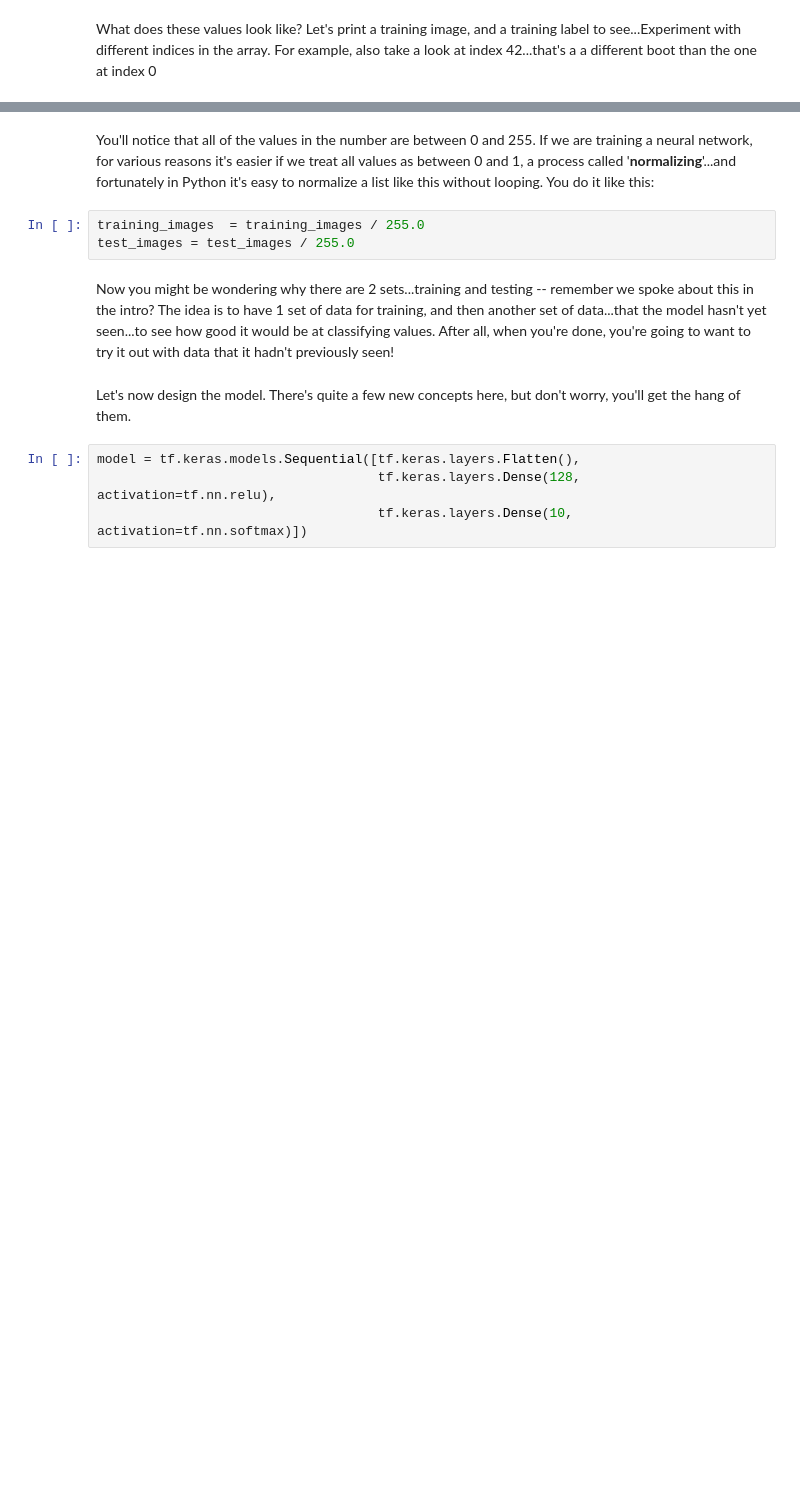
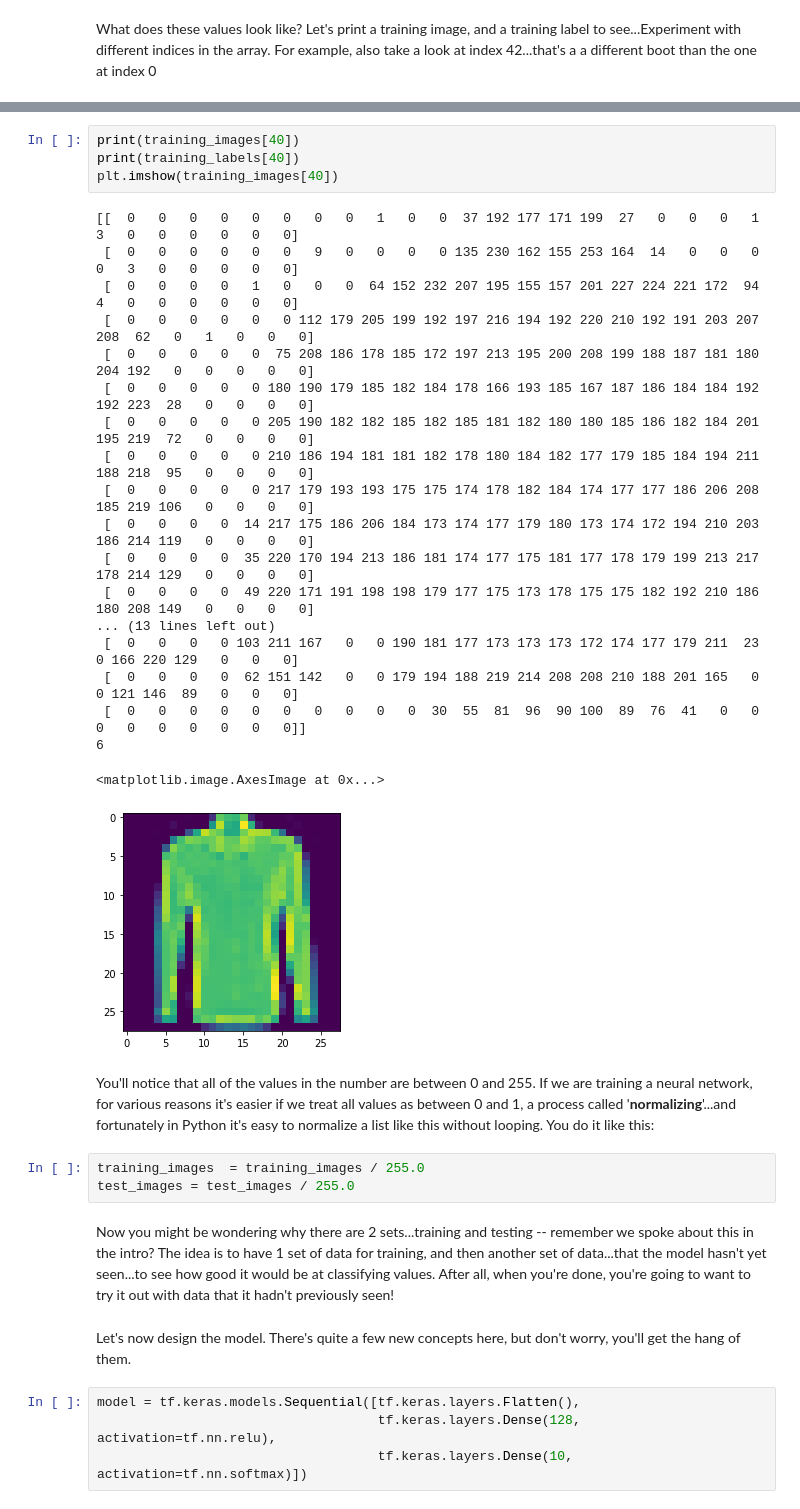
Before and after one commit to Ajitchan/Deep_learning, a Jupyter notebook: Course_1_Part_4_Lesson_2_Notebook.ipynb, the cells around one changed output, grey strips where cells are left out. Cells and saved outputs as stored; diff of their text form; blank space fills up the shorter version.

```diff
--- a/Course_1_Part_4_Lesson_2_Notebook.ipynb
+++ b/Course_1_Part_4_Lesson_2_Notebook.ipynb
@@ -46,3 +76,27 @@ print(training_images[0])
+# %%
+print(training_images[40])
+print(training_labels[40])
+plt.imshow(training_images[40])
+# %% [output]
+[[  0   0   0   0   0   0   0   0   1   0   0  37 192 177 171 199  27   0   0   0   1   3   0   0   0   0   0   0]
+ [  0   0   0   0   0   0   9   0   0   0   0 135 230 162 155 253 164  14   0   0   0   0   3   0   0   0   0   0]
+ [  0   0   0   0   1   0   0   0  64 152 232 207 195 155 157 201 227 224 221 172  94   4   0   0   0   0   0   0]
+ [  0   0   0   0   0   0 112 179 205 199 192 197 216 194 192 220 210 192 191 203 207 208  62   0   1   0   0   0]
+ [  0   0   0   0   0  75 208 186 178 185 172 197 213 195 200 208 199 188 187 181 180 204 192   0   0   0   0   0]
+ [  0   0   0   0   0 180 190 179 185 182 184 178 166 193 185 167 187 186 184 184 192 192 223  28   0   0   0   0]
+ [  0   0   0   0   0 205 190 182 182 185 182 185 181 182 180 180 185 186 182 184 201 195 219  72   0   0   0   0]
+ [  0   0   0   0   0 210 186 194 181 181 182 178 180 184 182 177 179 185 184 194 211 188 218  95   0   0   0   0]
+ [  0   0   0   0   0 217 179 193 193 175 175 174 178 182 184 174 177 177 186 206 208 185 219 106   0   0   0   0]
+ [  0   0   0   0  14 217 175 186 206 184 173 174 177 179 180 173 174 172 194 210 203 186 214 119   0   0   0   0]
+ [  0   0   0   0  35 220 170 194 213 186 181 174 177 175 181 177 178 179 199 213 217 178 214 129   0   0   0   0]
+ [  0   0   0   0  49 220 171 191 198 198 179 177 175 173 178 175 175 182 192 210 186 180 208 149   0   0   0   0]
+... (13 lines left out)
+ [  0   0   0   0 103 211 167   0   0 190 181 177 173 173 173 172 174 177 179 211  23   0 166 220 129   0   0   0]
+ [  0   0   0   0  62 151 142   0   0 179 194 188 219 214 208 208 210 188 201 165   0   0 121 146  89   0   0   0]
+ [  0   0   0   0   0   0   0   0   0   0  30  55  81  96  90 100  89  76  41   0   0   0   0   0   0   0   0   0]]
+6
+<matplotlib.image.AxesImage at 0x...>
+[figure, added]
 # %% [markdown]
 You'll notice that all of the values in the number are between 0 and 255. If we are training a neural network, for various reasons it's easier if we treat all values as between 0 and 1, a process called '**normalizing**'...and fortunately in Python it's easy to normalize a list like this without looping. You do it like this:
 # %%
```
Also changed, not shown: parts of 7 cells of this notebook.
